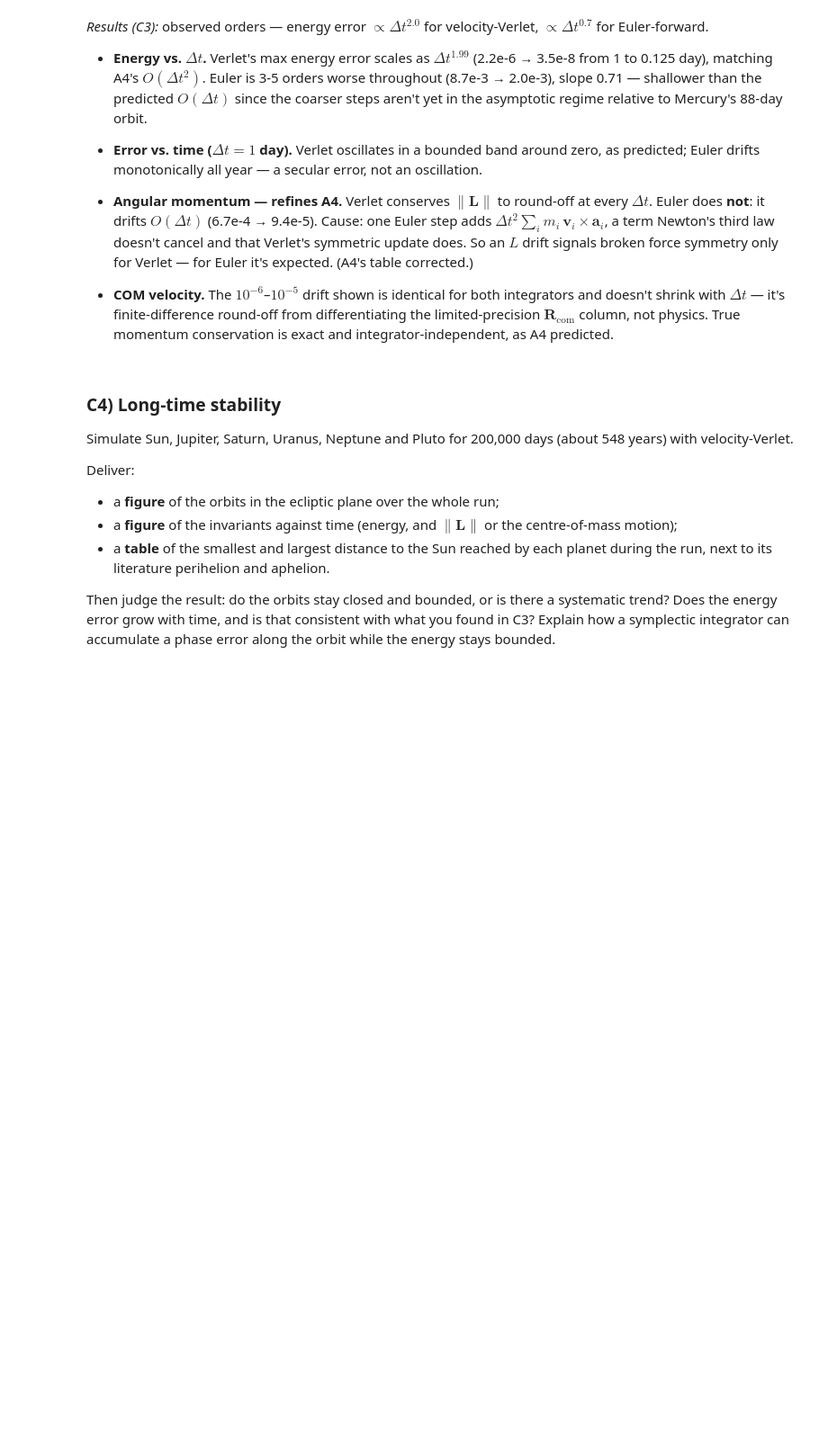
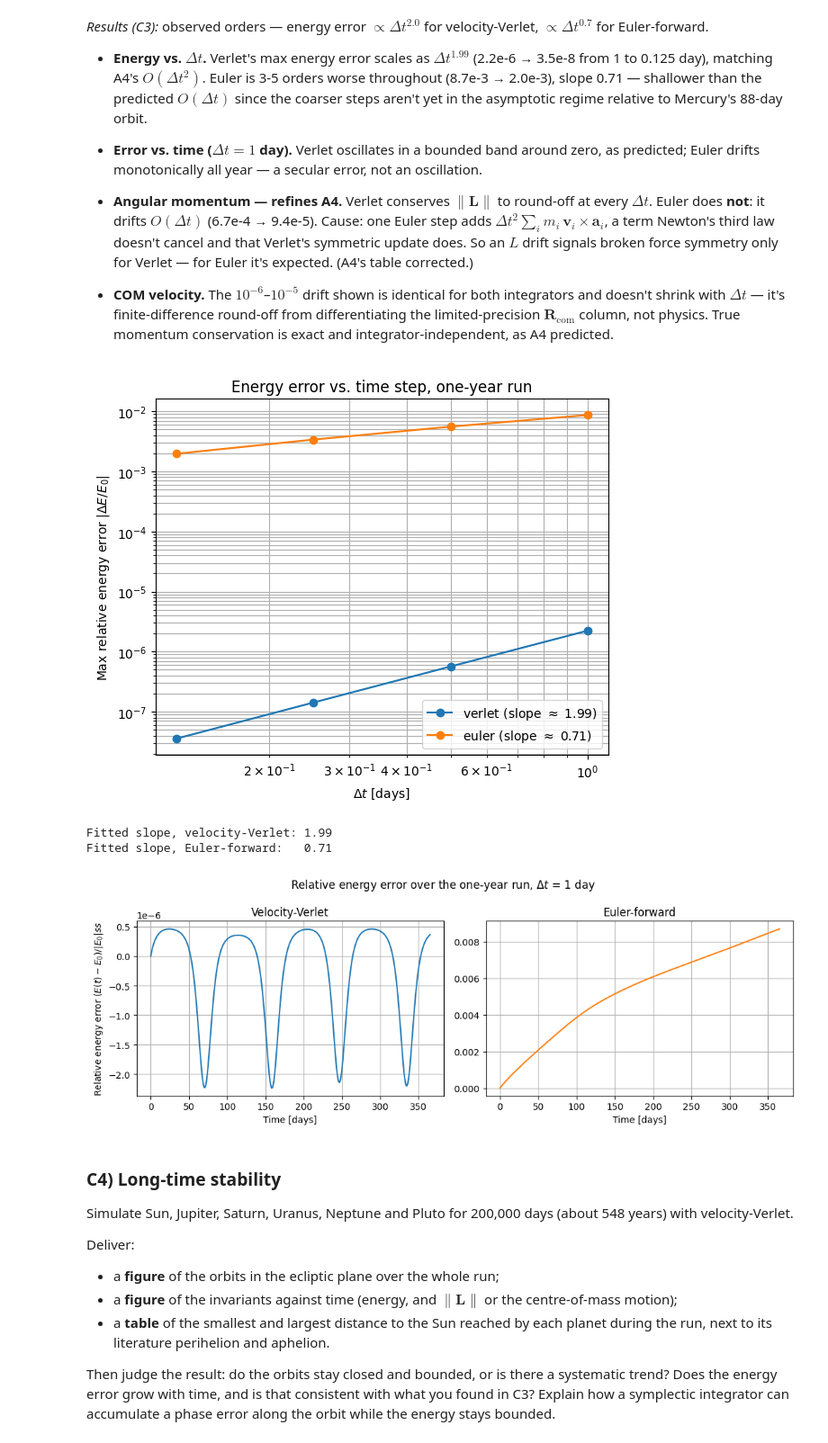
Before and after one commit to datomic117/Particle_based_simulations, a Jupyter notebook: Assignment_1/Submission/A1.ipynb, the cells around one changed output. Shown at 90% size. Cells and saved outputs as stored; diff of their text form; code cells hidden in the pictures; blank space fills up the shorter version.

```diff
--- a/Assignment_1/Submission/A1.ipynb
+++ b/Assignment_1/Submission/A1.ipynb
@@ -1272,34 +1270,39 @@ print(f"Fitted slope, velocity-Verlet: {slopes['verlet']:.2f}")
 print(f"Fitted slope, Euler-forward:   {slopes['euler']:.2f}")
 
 
 # ---------- Figure: relative energy error vs time, common dt ----------
 # dt = 1 day (the coarsest, shared by both integrators) makes the
 # qualitative difference clearest: Euler's secular drift is largest here,
 # while velocity-Verlet is still bounded.
 
 common_label = "1day"
 d_v = diagnostics[("verlet", common_label)]
 d_e = diagnostics[("euler", common_label)]
 
 rel_E_v = (d_v["E"] - d_v["E"].iloc[0]) / abs(d_v["E"].iloc[0])
 rel_E_e = (d_e["E"] - d_e["E"].iloc[0]) / abs(d_e["E"].iloc[0])
 
 fig, (ax1, ax2) = plt.subplots(1, 2, figsize=(11, 4), sharex=True)
 
 ax1.plot(d_v["t"] / DAY, rel_E_v, color="tab:blue")
 ax1.set_xlabel("Time [days]")
-ax1.set_ylabel(r"Relative energy error $(E(t)-E_0)/|E_0|$")
+ax1.set_ylabel(r"Relative energy error $(E(t)-E_0)/|E_0|ss$")
 ax1.set_title("Velocity-Verlet")
 ax1.grid(True)
 
 ax2.plot(d_e["t"] / DAY, rel_E_e, color="tab:orange")
 ax2.set_xlabel("Time [days]")
 ax2.set_title("Euler-forward")
 ax2.grid(True)
 
 fig.suptitle(f"Relative energy error over the one-year run, $\\Delta t$ = {DT_DAYS[common_label]:g} day")
 fig.tight_layout()
 plt.show()
+# %% [output]
+[figure, added]
+Fitted slope, velocity-Verlet: 1.99
+Fitted slope, Euler-forward:   0.71
+[figure, added]
 # %% [markdown]
 ### C4) Long-time stability
 
```
Also changed, not shown: parts of 3 cells of this notebook.
